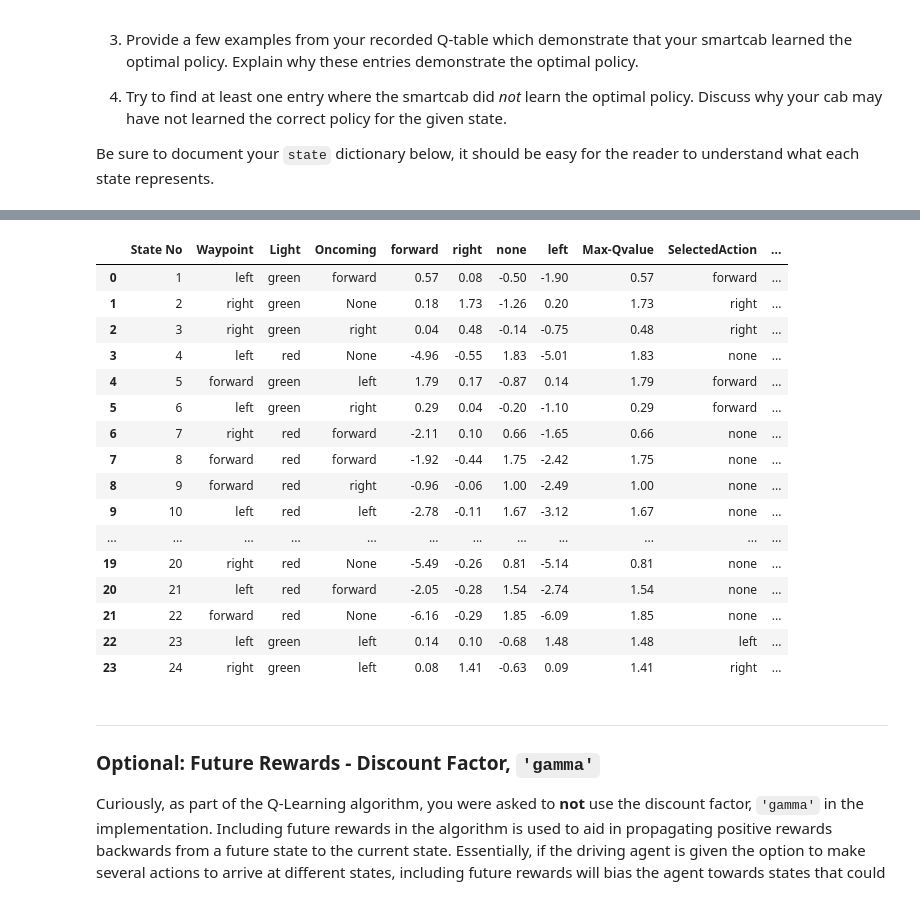
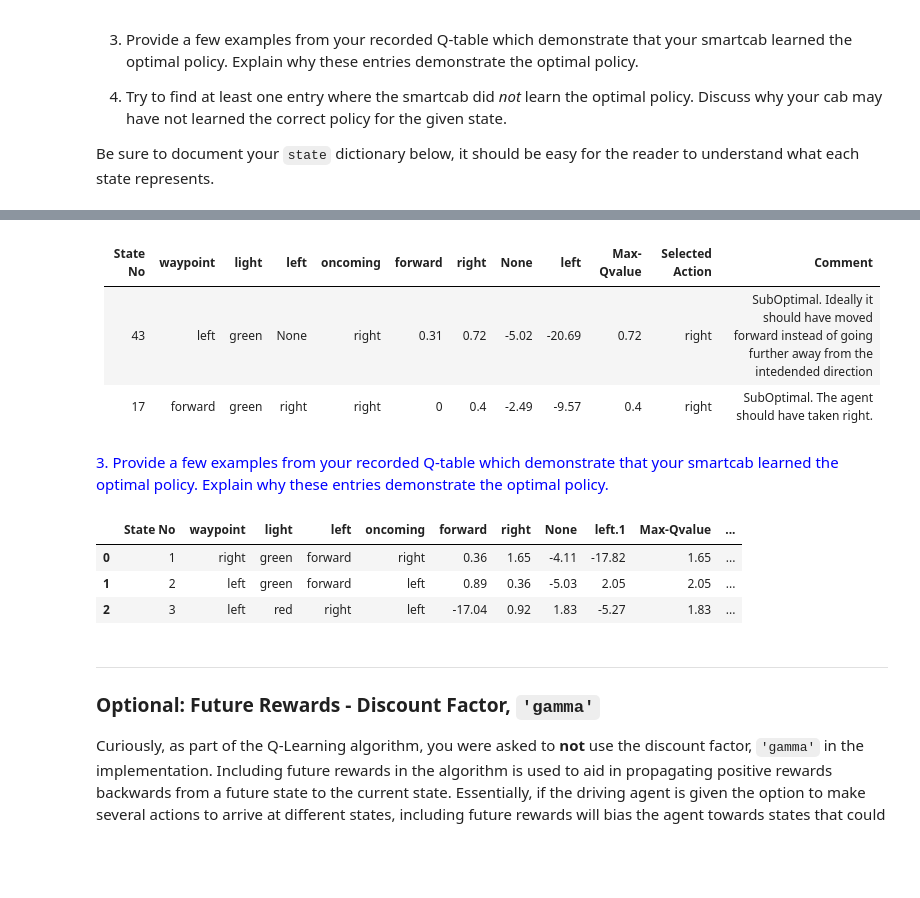
Before and after one commit to manas-mukherjee/MLTools, a Jupyter notebook: src/mlnd-projects/ReinforcementLearning/smartcab/smartcab.ipynb, the cells around one changed output, grey strips where cells are left out. Saved outputs shown, nothing was run; the diff lists cells and outputs as text; code cells hidden in the pictures; blank space fills up the shorter version.

Commit message:
ReinforcementLearning(SmartCab) - Fixed issues mentioned in the 1st review

```diff
--- a/src/mlnd-projects/ReinforcementLearning/smartcab/smartcab.ipynb
+++ b/src/mlnd-projects/ReinforcementLearning/smartcab/smartcab.ipynb
@@ -470,24 +487,18 @@ Reference - [Reinforcement Learning](http://www.cis.upenn.edu/~cis519/fall2015/l
+# %% [markdown]
+|State No|waypoint|light|left|oncoming|forward|right|None|left|Max-Qvalue|Selected Action|Comment|
+|:--|:--|:--|:--|:--|:--|:--|:--|:--|:--|:--|:--|
+|43|left| green| None| right|0.31|0.72|-5.02|-20.69|0.72|right|SubOptimal. Ideally it should have moved forward instead of going further away from the intedended direction
+|17|forward|green|right|right|0|0.4|-2.49|-9.57|0.4|right|SubOptimal. The agent should have taken right.
+# %% [markdown]
+<font color="blue">3. Provide a few examples from your recorded Q-table which demonstrate that your smartcab learned the optimal policy. Explain why these entries demonstrate the optimal policy. </font>
 # %%
 data = pd.read_csv("logs/sim_improved-learning-qtable.csv")
-display(data)
+display(data.head(n=3))
 # %% [output]
-|  | State No | Waypoint | Light | Oncoming | forward | right | none | left | Max-Qvalue | SelectedAction | ... |
-| 0 | 1 | left | green | forward | 0.57 | 0.08 | -0.50 | -1.90 | 0.57 | forward | ... |
-| 1 | 2 | right | green | None | 0.18 | 1.73 | -1.26 | 0.20 | 1.73 | right | ... |
-| 2 | 3 | right | green | right | 0.04 | 0.48 | -0.14 | -0.75 | 0.48 | right | ... |
-| 3 | 4 | left | red | None | -4.96 | -0.55 | 1.83 | -5.01 | 1.83 | none | ... |
-| 4 | 5 | forward | green | left | 1.79 | 0.17 | -0.87 | 0.14 | 1.79 | forward | ... |
-| 5 | 6 | left | green | right | 0.29 | 0.04 | -0.20 | -1.10 | 0.29 | forward | ... |
-| 6 | 7 | right | red | forward | -2.11 | 0.10 | 0.66 | -1.65 | 0.66 | none | ... |
-| 7 | 8 | forward | red | forward | -1.92 | -0.44 | 1.75 | -2.42 | 1.75 | none | ... |
-| 8 | 9 | forward | red | right | -0.96 | -0.06 | 1.00 | -2.49 | 1.00 | none | ... |
-| 9 | 10 | left | red | left | -2.78 | -0.11 | 1.67 | -3.12 | 1.67 | none | ... |
-| ... | ... | ... | ... | ... | ... | ... | ... | ... | ... | ... | ... |
-| 19 | 20 | right | red | None | -5.49 | -0.26 | 0.81 | -5.14 | 0.81 | none | ... |
-| 20 | 21 | left | red | forward | -2.05 | -0.28 | 1.54 | -2.74 | 1.54 | none | ... |
-| 21 | 22 | forward | red | None | -6.16 | -0.29 | 1.85 | -6.09 | 1.85 | none | ... |
-| 22 | 23 | left | green | left | 0.14 | 0.10 | -0.68 | 1.48 | 1.48 | left | ... |
-| 23 | 24 | right | green | left | 0.08 | 1.41 | -0.63 | 0.09 | 1.41 | right | ... |
+|  | State No | waypoint | light | left | oncoming | forward | right | None | left.1 | Max-Qvalue | ... |
+| 0 | 1 | right | green | forward | right | 0.36 | 1.65 | -4.11 | -17.82 | 1.65 | ... |
+| 1 | 2 | left | green | forward | left | 0.89 | 0.36 | -5.03 | 2.05 | 2.05 | ... |
+| 2 | 3 | left | red | right | left | -17.04 | 0.92 | 1.83 | -5.27 | 1.83 | ... |
 # %% [markdown]
 -----
 ### Optional: Future Rewards - Discount Factor, `'gamma'`
```
Also changed, not shown: parts of 8 cells of this notebook, 6 other files.
